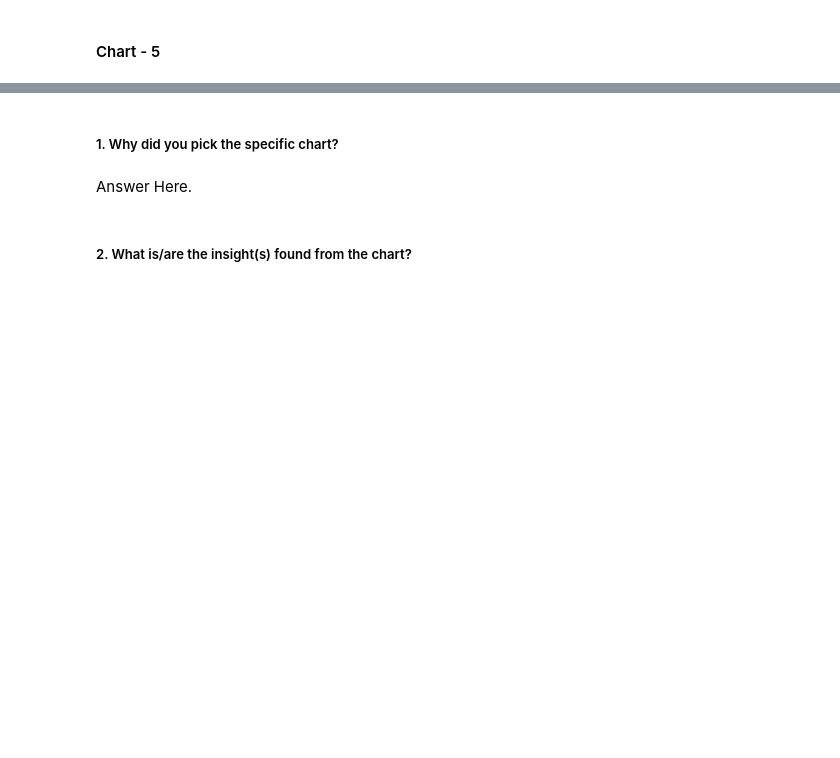
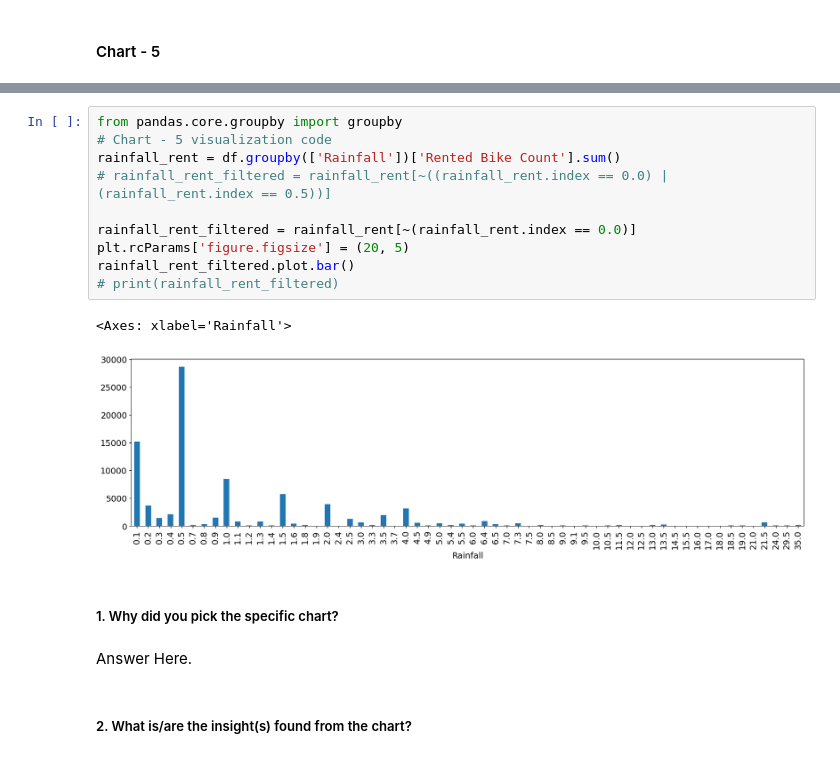
Before and after one commit to azizdafi/Bike-Sharing-Prediction, a Jupyter notebook: Bike_sharing_demand_Prediction_Sayed_Aziz.ipynb, the cells around one changed output, grey strips where cells are left out. Saved outputs shown, nothing was run; the diff lists cells and outputs as text; blank space fills up the shorter version.

```diff
--- a/Bike_sharing_demand_Prediction_Sayed_Aziz.ipynb
+++ b/Bike_sharing_demand_Prediction_Sayed_Aziz.ipynb
@@ -543,3 +560,16 @@ Answer Here
+# %%
+from pandas.core.groupby import groupby
+# Chart - 5 visualization code
+rainfall_rent = df.groupby(['Rainfall'])['Rented Bike Count'].sum()
+# rainfall_rent_filtered = rainfall_rent[~((rainfall_rent.index == 0.0) | (rainfall_rent.index == 0.5))]
+
+rainfall_rent_filtered = rainfall_rent[~(rainfall_rent.index == 0.0)]
+plt.rcParams['figure.figsize'] = (20, 5)
+rainfall_rent_filtered.plot.bar()
+# print(rainfall_rent_filtered)
+# %% [output]
+<Axes: xlabel='Rainfall'>
+[figure, added]
 # %% [markdown]
 ##### 1. Why did you pick the specific chart?
 # %% [markdown]
```
Also changed, not shown: parts of 6 cells of this notebook.
